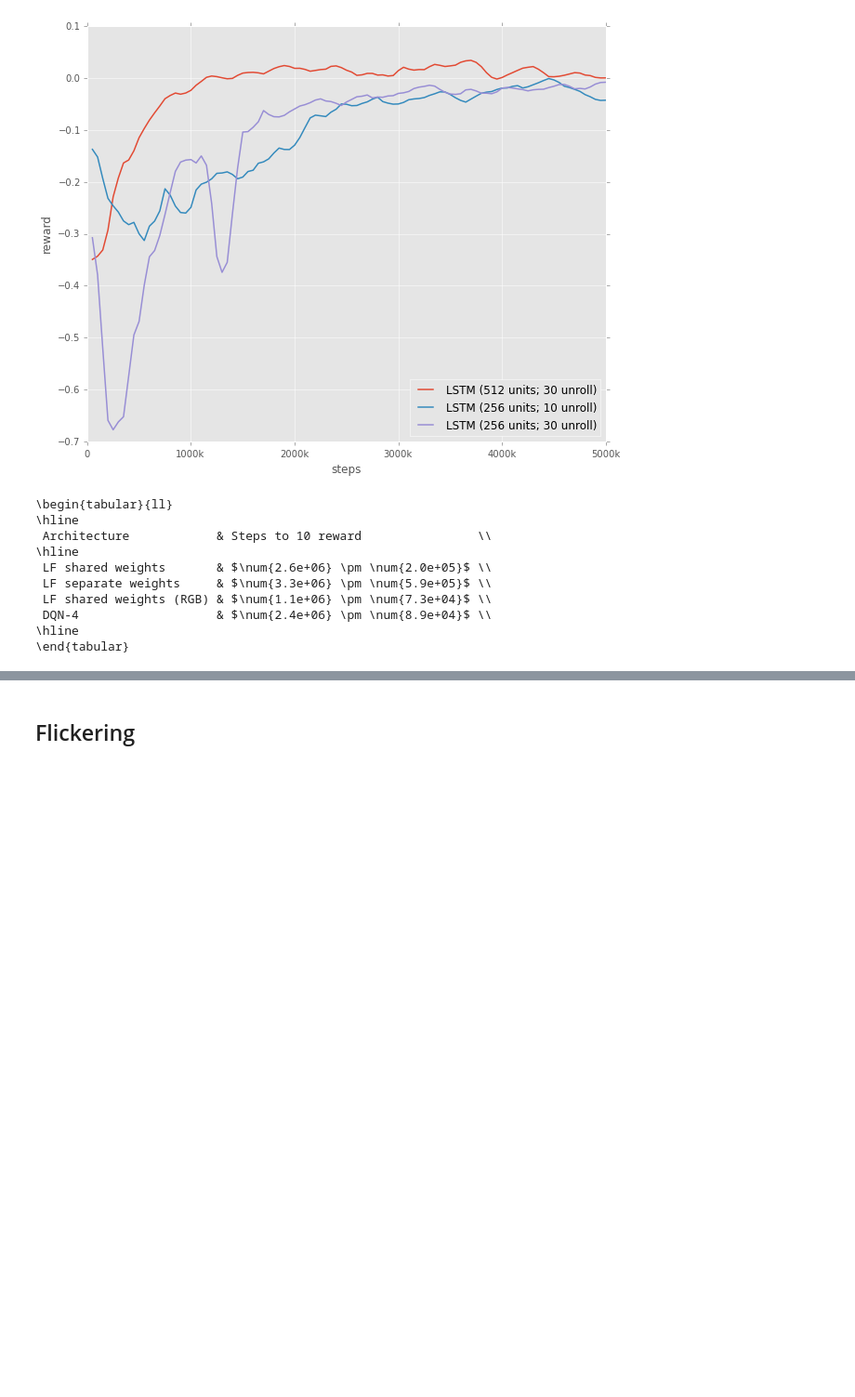
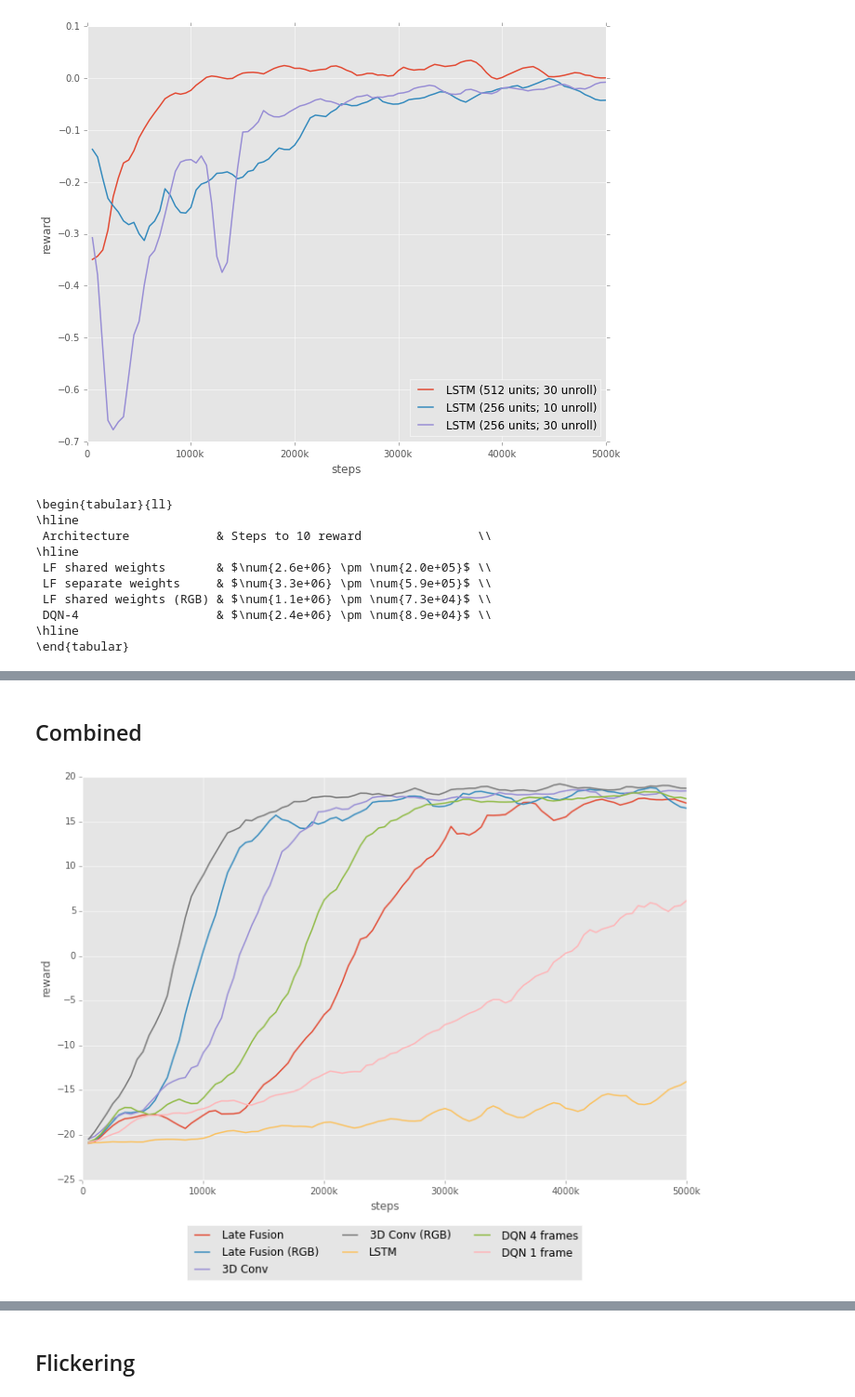
Before and after one commit to rubenvereecken/thesis, a Jupyter notebook: notebooks/Analysis.ipynb, the cells around one changed output, grey strips where cells are left out. Shown at 93% size. Saved outputs shown, nothing was run; the diff lists cells and outputs as text; code cells hidden in the pictures; blank space fills up the shorter version.

Commit message:
Worked on combined analysis; overview

```diff
--- a/notebooks/Analysis.ipynb
+++ b/notebooks/Analysis.ipynb
@@ -759,2 +770,69 @@ print table_latex
 \hline
 \end{tabular}
+# %% [markdown]
+## Combined
+# %%
+fig = plt.figure(figsize=(12,8))
+epochs = np.arange(1, num_epochs + 1)
+steps = epochs * 50000
+
+comb_arch_to_label = dict(
+    lf_arch_to_label.items() + lstm_arch_to_label.items() + \
+    conv3d_arch_to_label.items() + {
+        'conv3d_2_2-pong': '3D Conv',
+        'conv3d_rgb-pong': '3D Conv (RGB)',
+        'lstm_256_30_mine_fix-pong': 'LSTM',
+        'late_fusion_4_share-pong': 'Late Fusion',
+        'late_fusion_4_rgb-pong': 'Late Fusion (RGB)',
+        'linear-pong': 'Linear',
+    }.items()
+)
+
+comb_arch_to_short_label = dict(
+    lf_arch_to_short_label.items() + lstm_arch_to_short_label.items() + \
+    conv3d_arch_to_short_label.items() + {
+        'conv3d_2_2-pong': '3D Conv',
+        'conv3d_rgb-pong': '3D Conv (RGB)',
+        'lstm_256_30_mine_fix-pong': 'LSTM',
+        'late_fusion_4_share-pong': 'LF',
+        'late_fusion_4_rgb-pong': 'LF (RGB)',
+        'linear-pong': 'Linear',
+    }.items()
+)
+
+
+ax = fig.add_subplot(111)
+for exp in ['late_fusion_4_share-pong', 'late_fusion_4_rgb-pong']:
+    ax.plot(steps, s(late_fusion_rewards_mean[exp]), label=comb_arch_to_label[exp])
+
+for exp in ['conv3d_2_2-pong', 'conv3d_rgb-pong']:
+    ax.plot(steps, s(conv3d_rewards_mean[exp]), label=comb_arch_to_label[exp])
+for exp in ['lstm_256_30_mine_fix-pong']:
+    ax.plot(steps, s(lstm_rewards_mean[exp]), label=comb_arch_to_label[exp])
+
+ax.plot(steps, s(base_rewards_mean), label='DQN 4 frames')
+ax.plot(steps, s(single_rewards_mean), label='DQN 1 frame')
+#ax.plot(steps, s(linear_rewards_mean), label='Linear')
+
+#ax.plot(steps, s(base_rewards_mean), label='DQN 4 frames')
+#ax.plot(steps, s(single_rewards_mean), label='DQN 1 frame')
+
+fig.canvas.draw()
+labels = [item.get_text() for item in ax.get_xticklabels()]
+ax.set_xticklabels(labelify(labels))
+
+ax.set_xlabel('steps')
+ax.set_ylabel('reward')
+
+box = ax.get_position()
+ax.set_position([box.x0, box.y0 + 0.075, box.width * 1, box.height * 1])
+
+# Put a legend to the right of the current axis
+ax.tick_params(axis='both', which='both', top='off',
+               right='off')
+ax.legend(loc='upper center', bbox_to_anchor=(0.5, -0.1),
+         ncol=3)
+
+plt.savefig(image_dir + '/combined_rewards.pdf')
+# %% [output]
+[figure, added]
```
Also changed, not shown: parts of 9 cells of this notebook, 59 other files.
